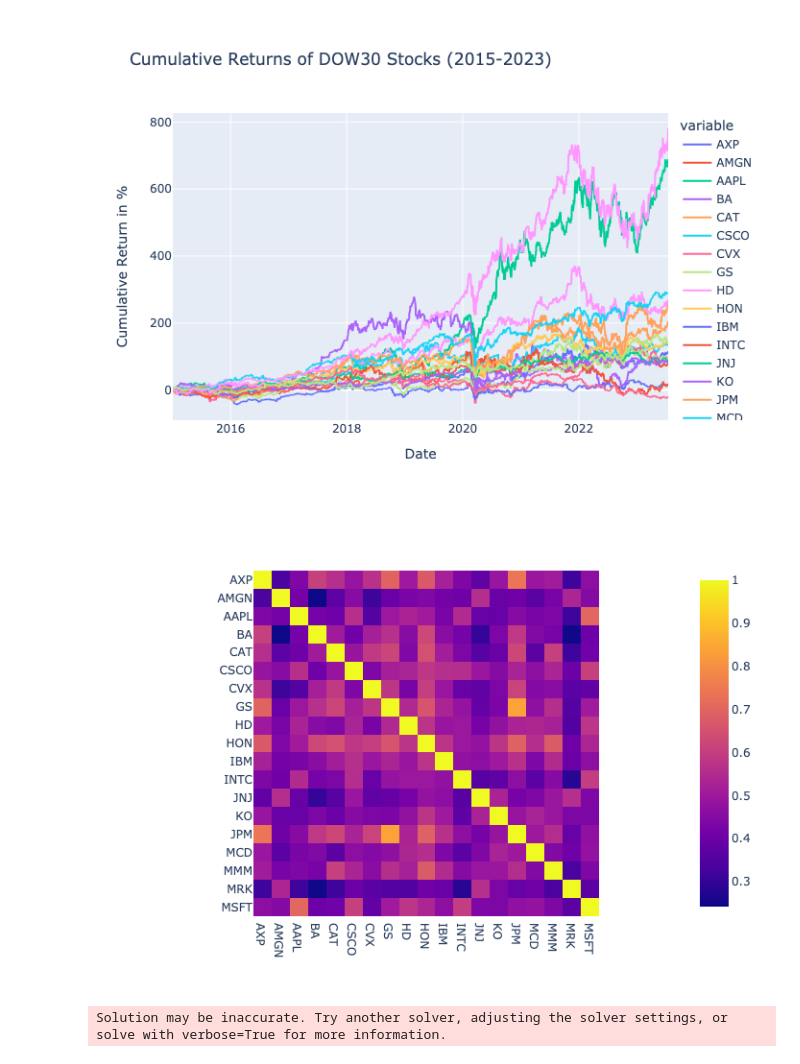
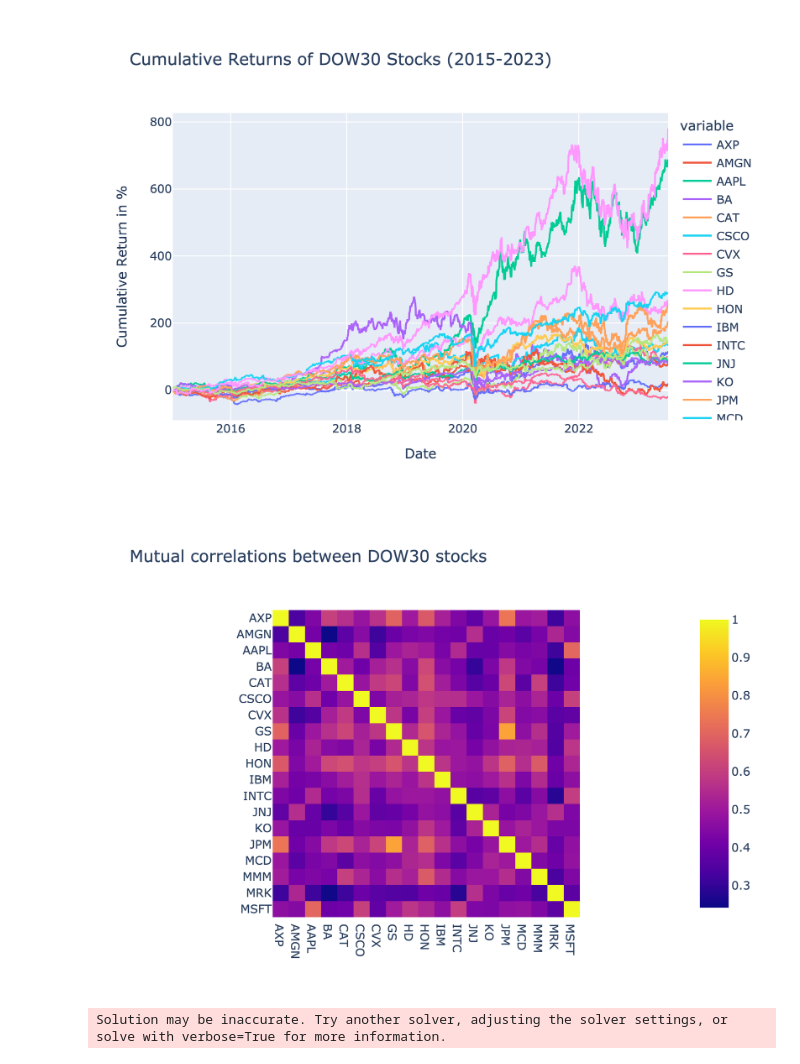
Before and after one commit to abhijay-agarwal/asset-allocation-optimization, a Jupyter notebook: allocations.ipynb, the cells around one changed output. Saved outputs shown, nothing was run; the diff lists cells and outputs as text; code cells hidden in the pictures.

Commit message:
implementing scale rendering for plotly

```diff
--- a/allocations.ipynb
+++ b/allocations.ipynb
@@ -152,10 +152,10 @@ fig.show(renderer="png")
 [figure]
 # %%
 corr_matrix = dow30_comps_returns.corr()
-correlation = px.imshow(corr_matrix)
-correlation.show(renderer="png")
+correlation = px.imshow(corr_matrix, title="Mutual correlations between DOW30 stocks")
+correlation.show(renderer="png", scale=4)
 # %% [output]
-[figure, old version]
+[figure, new version]
 # %%
 from pypfopt.expected_returns import ema_historical_return
 from pypfopt.risk_models import exp_cov
```
Also changed, not shown: parts of 3 cells of this notebook.
